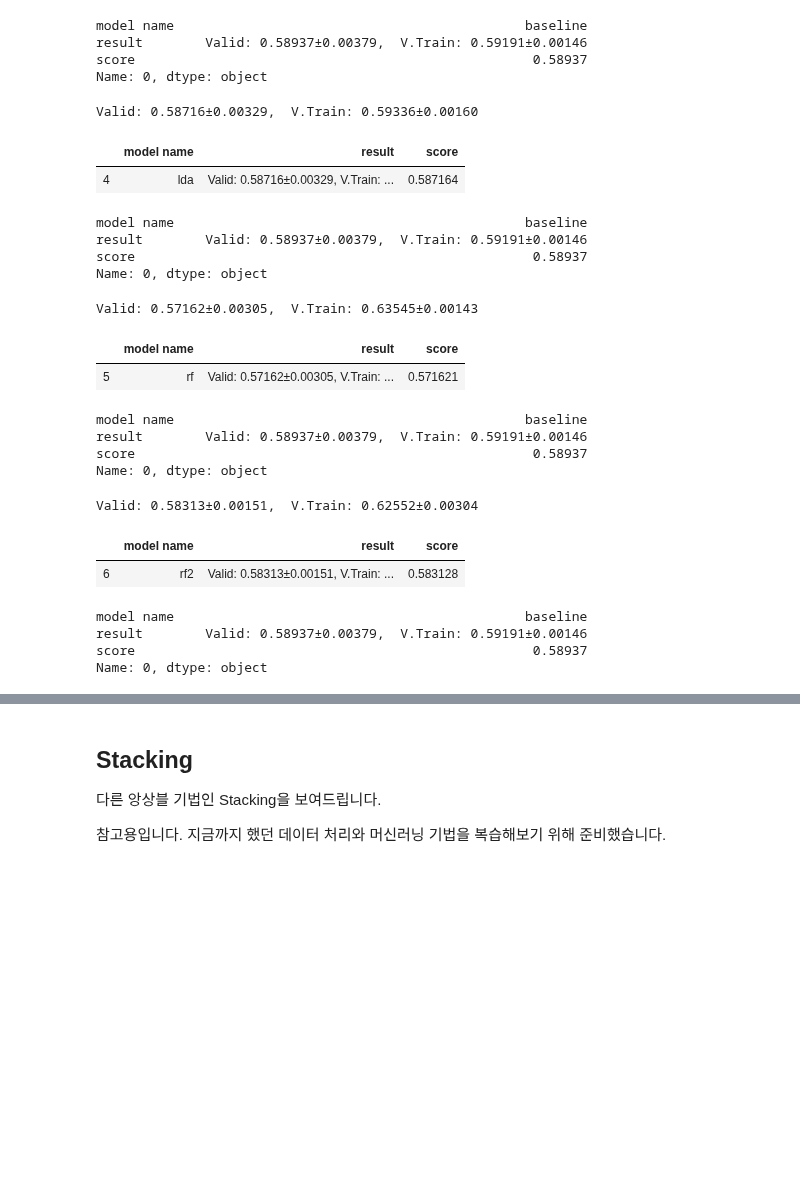
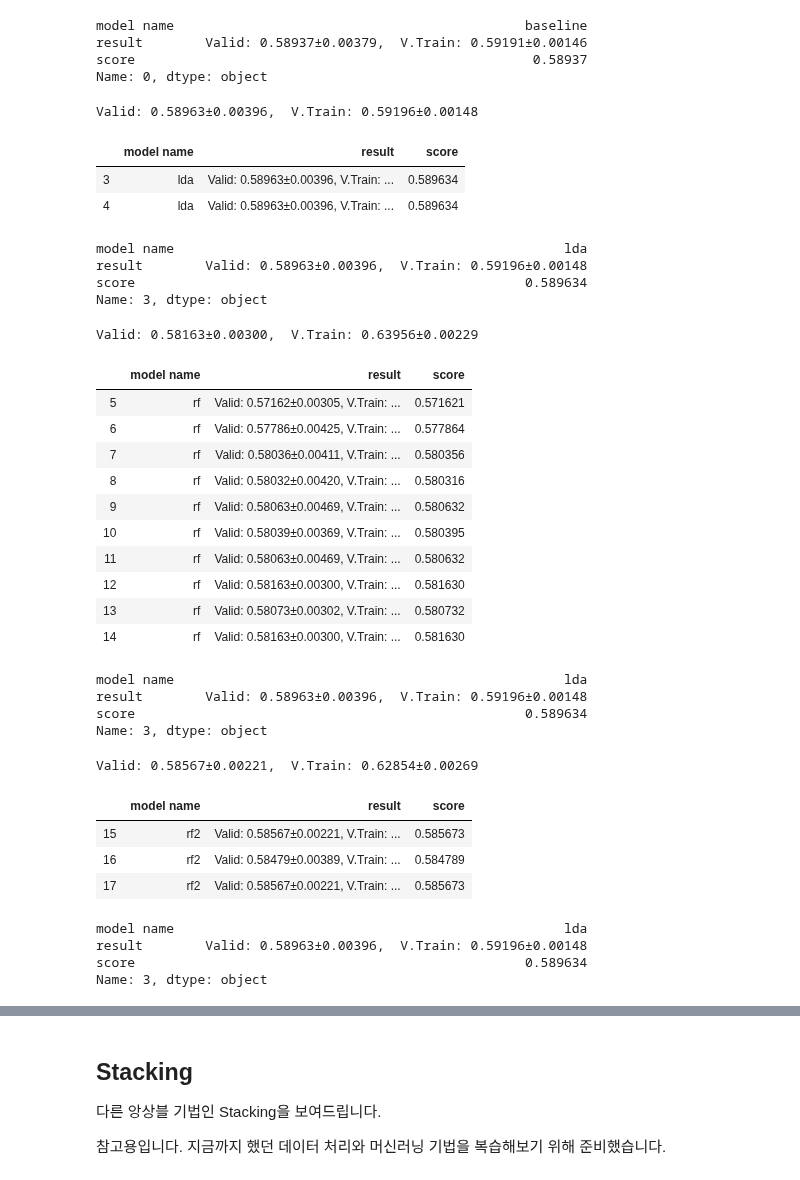
Before and after one commit to sunkusun9/DS_lv3_2404_2, a Jupyter notebook: sec_ds_lv3_prob1_kaggle.ipynb, the cells around one changed output, grey strips where cells are left out. Drawn from its saved outputs; the diff is of its cells as text; code cells hidden in the pictures; blank space fills up the shorter version.

```diff
--- a/sec_ds_lv3_prob1_kaggle.ipynb
+++ b/sec_ds_lv3_prob1_kaggle.ipynb
@@ -281,44 +283,54 @@ Name: 0, dtype: object
 # %%
 from sklearn.discriminant_analysis import LinearDiscriminantAnalysis
 # LDA
-# TODO: 속성선택도 적용해봅니다.
+# 속성선택도 적용해봅니다:
 clf_lda = make_pipeline(
     ColumnTransformer([
-        ('std', StandardScaler(), ['measurement_{}'.format(i) for i in range(18)] + ['loading']),
-        #('std', StandardScaler(), ['loading', 'measurement_1', 'measurement_4', 'measurement_14', 'measurement_17']),
+        # ('std', StandardScaler(), ['measurement_{}'.format(i) for i in range(18)] + ['loading']),
+        ('std', StandardScaler(), ['loading', 'measurement_1', 'measurement_4', 'measurement_14', 'measurement_17']),
         ('pt', 'passthrough', ['na_1'])
     ]),
     LinearDiscriminantAnalysis()
 )
 eval_model('lda', clf_lda)
 # %% [output]
-Valid: 0.58716±0.00329,  V.Train: 0.59336±0.00160
+Valid: 0.58963±0.00396,  V.Train: 0.59196±0.00148
 |  | model name | result | score |
-| 4 | lda | Valid: 0.58716±0.00329, V.Train: ... | 0.587164 |
+| 3 | lda | Valid: 0.58963±0.00396, V.Train: ... | 0.589634 |
+| 4 | lda | Valid: 0.58963±0.00396, V.Train: ... | 0.589634 |
-model name                                             baseline
-result        Valid: 0.58937±0.00379,  V.Train: 0.59191±0.00146
-score                                                   0.58937
-Name: 0, dtype: object
+model name                                                  lda
+result        Valid: 0.58963±0.00396,  V.Train: 0.59196±0.00148
+score                                                  0.589634
+Name: 3, dtype: object
 # %%
 # RF: RandomForestClassifier: {'max_depth': 7, 'min_samples_split': 512, 'n_estimators': 15} 튜닝
 # TODO: 수업시간에 튜닝을 해봅니다.
 
 from sklearn.ensemble import RandomForestClassifier
 ct = ColumnTransformer([
     ('pt', 'passthrough', ['loading', 'na_1', 'na_2'] + ['measurement_{}'.format(i) for i in range(18)])
 ])
 clf_rf = make_pipeline(ct, RandomForestClassifier(
-    n_estimators=15, max_depth=7, min_samples_split=512, random_state=123
+    n_estimators=100, max_depth=6, min_samples_split=512, random_state=123, max_features=0.75
 ))
 eval_model('rf', clf_rf)
 # %% [output]
-Valid: 0.57162±0.00305,  V.Train: 0.63545±0.00143
+Valid: 0.58163±0.00300,  V.Train: 0.63956±0.00229
 |  | model name | result | score |
 | 5 | rf | Valid: 0.57162±0.00305, V.Train: ... | 0.571621 |
+| 6 | rf | Valid: 0.57786±0.00425, V.Train: ... | 0.577864 |
+| 7 | rf | Valid: 0.58036±0.00411, V.Train: ... | 0.580356 |
+| 8 | rf | Valid: 0.58032±0.00420, V.Train: ... | 0.580316 |
+| 9 | rf | Valid: 0.58063±0.00469, V.Train: ... | 0.580632 |
+| 10 | rf | Valid: 0.58039±0.00369, V.Train: ... | 0.580395 |
+| 11 | rf | Valid: 0.58063±0.00469, V.Train: ... | 0.580632 |
+| 12 | rf | Valid: 0.58163±0.00300, V.Train: ... | 0.581630 |
+| 13 | rf | Valid: 0.58073±0.00302, V.Train: ... | 0.580732 |
+| 14 | rf | Valid: 0.58163±0.00300, V.Train: ... | 0.581630 |
-model name                                             baseline
-result        Valid: 0.58937±0.00379,  V.Train: 0.59191±0.00146
-score                                                   0.58937
-Name: 0, dtype: object
+model name                                                  lda
+result        Valid: 0.58963±0.00396,  V.Train: 0.59196±0.00148
+score                                                  0.589634
+Name: 3, dtype: object
 # %%
 # RF: RandomForestClassifier + LinearDiscriminantAnalysis
 # TODO: LDA를 결합시키는 루틴을 만들어 보겠습니다.
@@ -331,17 +343,19 @@ ct = ColumnTransformer([
     ('pt', 'passthrough', ['loading', 'na_1', 'na_2'])# + ['measurement_{}'.format(i) for i in range(18)])
 ])
 clf_rf2 = make_pipeline(ct, RandomForestClassifier(
-    n_estimators=15, max_depth=7, min_samples_split=512, random_state=123
+    n_estimators=100, max_depth=6, min_samples_split=512, random_state=123, max_features=0.75
 ))
 eval_model('rf2', clf_rf2)
 # %% [output]
-Valid: 0.58313±0.00151,  V.Train: 0.62552±0.00304
+Valid: 0.58567±0.00221,  V.Train: 0.62854±0.00269
 |  | model name | result | score |
-| 6 | rf2 | Valid: 0.58313±0.00151, V.Train: ... | 0.583128 |
+| 15 | rf2 | Valid: 0.58567±0.00221, V.Train: ... | 0.585673 |
+| 16 | rf2 | Valid: 0.58479±0.00389, V.Train: ... | 0.584789 |
+| 17 | rf2 | Valid: 0.58567±0.00221, V.Train: ... | 0.585673 |
-model name                                             baseline
-result        Valid: 0.58937±0.00379,  V.Train: 0.59191±0.00146
-score                                                   0.58937
-Name: 0, dtype: object
+model name                                                  lda
+result        Valid: 0.58963±0.00396,  V.Train: 0.59196±0.00148
+score                                                  0.589634
+Name: 3, dtype: object
 # %%
 # XGB: XGBoost
 # TODO: 튜닝을 같이 해봅니다.
```
Also changed, not shown: parts of 10 cells of this notebook.
